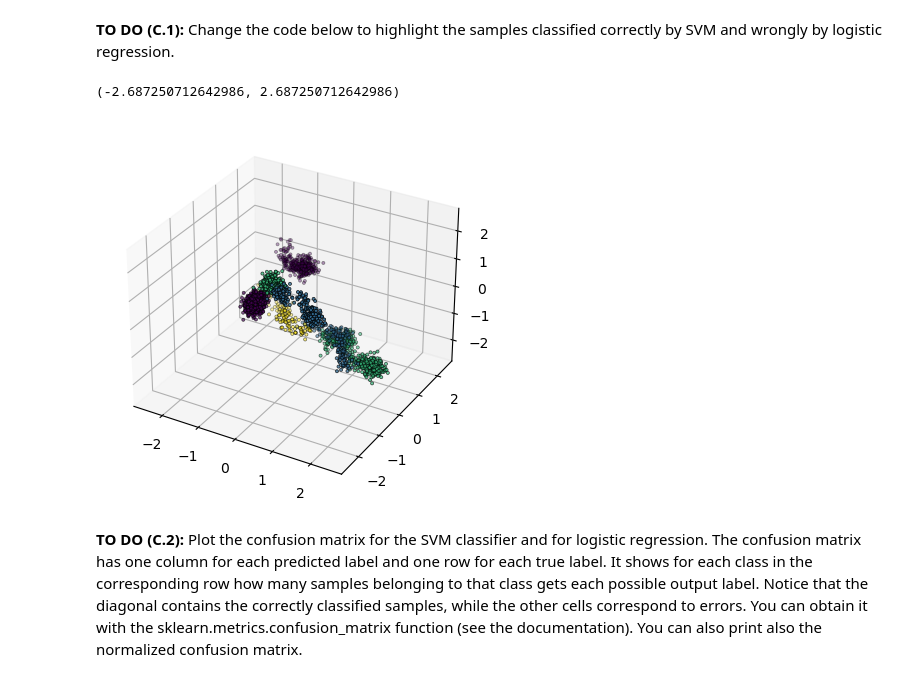
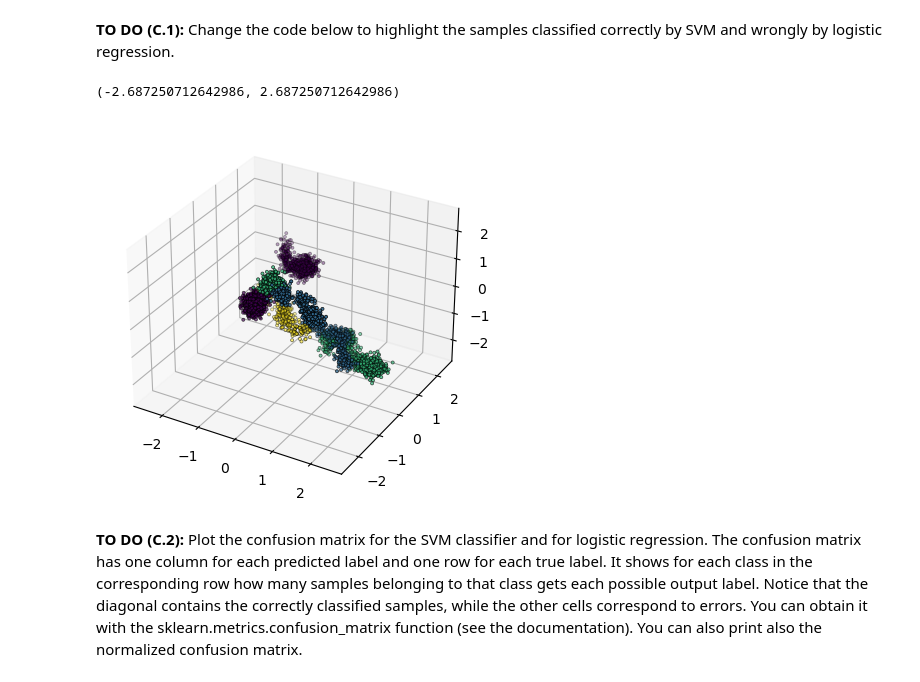
Before and after one commit to wuxyel123/SVM_Homework_ML, a Jupyter notebook: Discalzi_Alessandro_LAB2.ipynb, the cells around one changed output. Cells and saved outputs as stored; diff of their text form; code cells hidden in the pictures.

```diff
--- a/Discalzi_Alessandro_LAB2.ipynb
+++ b/Discalzi_Alessandro_LAB2.ipynb
@@ -360,7 +360,7 @@ X = X[permutation]
 y = y[permutation]
 print(y.shape)
 
-m_training = 12500
+m_training = 10000
 
 X_train, X_test = X[:m_training], X[m_training:]
 y_train, y_test = y[:m_training], y[m_training:]
@@ -415,7 +415,7 @@ Best logistic regression test error: 0.118892
 **TO DO (B.3):** Try logistic regression with regularization (use C=1)
 # %%
 #Define logReg object with C =1 and fit the model
-logreg = linear_model.LogisticRegression(C=2088235)
+logreg = linear_model.LogisticRegression(C=1)
 logreg.fit(X_train, y_train)
 #Calculate the training and test error
 training_error = 1 - logreg.score(X_train, y_train)
@@ -498,18 +519,18 @@ answer here
 # %%
 fig = plt.figure()
 ax = fig.add_subplot(projection="3d")
 
-#Define a mask to hilight samples classified correctly by SVM and incorrectly by logistic regression !important to check again
-mask = (rbf_SVM_m) & (~lr_m)
+#Define a mask to hilight samples classified correctly by SVM and incorrectly by logistic regression
+mask = (rbf_SVM_m & ~lr_m)
 
 ax.scatter(X_test[mask,0], X_test[mask,1], X_test[mask,2], c=y_test[mask], linewidth=1, edgecolor="c", marker=".")
 ax.scatter(X_test[~mask,0], X_test[~mask,1], X_test[~mask,2], c=y_test[~mask], linewidth=.5, edgecolor="k", marker=".")
 ax.set_xlim([-x_max, x_max])
 ax.set_ylim([-x_max, x_max])
 ax.set_zlim([-x_max, x_max])
 # %% [output]
 (-2.687250712642986, 2.687250712642986)
-[figure, old version]
+[figure, new version]
 # %% [markdown]
 **TO DO (C.2):** Plot the confusion matrix for the SVM classifier and for logistic regression. The confusion matrix has one column for each predicted label and one row for each true label.
 It shows for each class in the corresponding row how many samples belonging to that class gets each possible output label. Notice that the diagonal contains the correctly classified samples, while the other cells correspond to errors. You can obtain it with the sklearn.metrics.confusion_matrix function (see the documentation). You can also print also the normalized confusion matrix.
```
Also changed, not shown: parts of 14 cells of this notebook.
